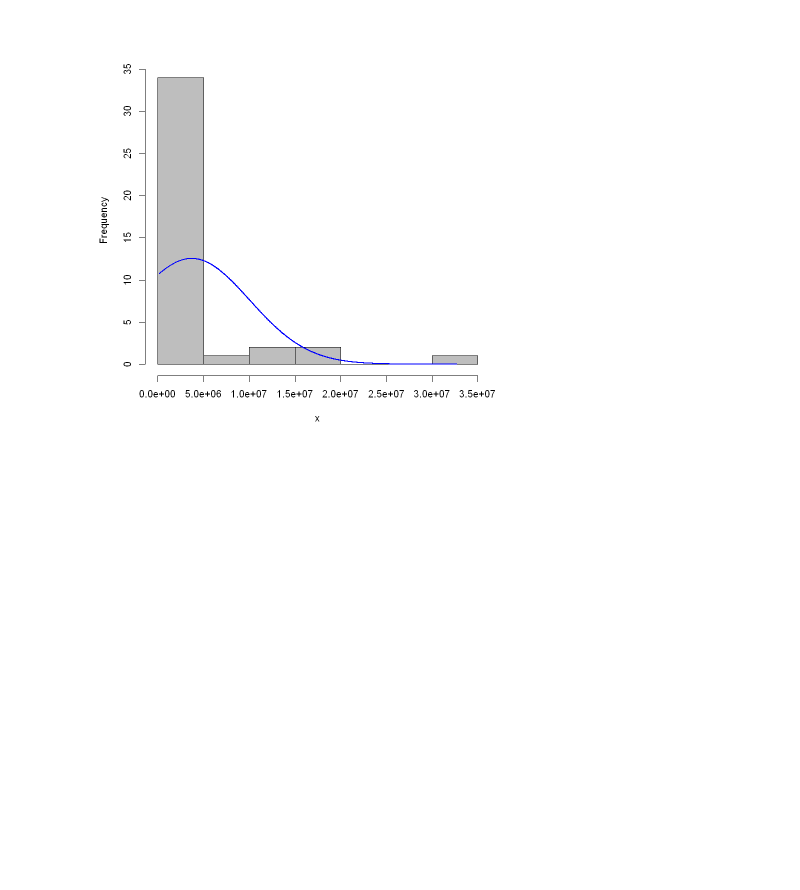
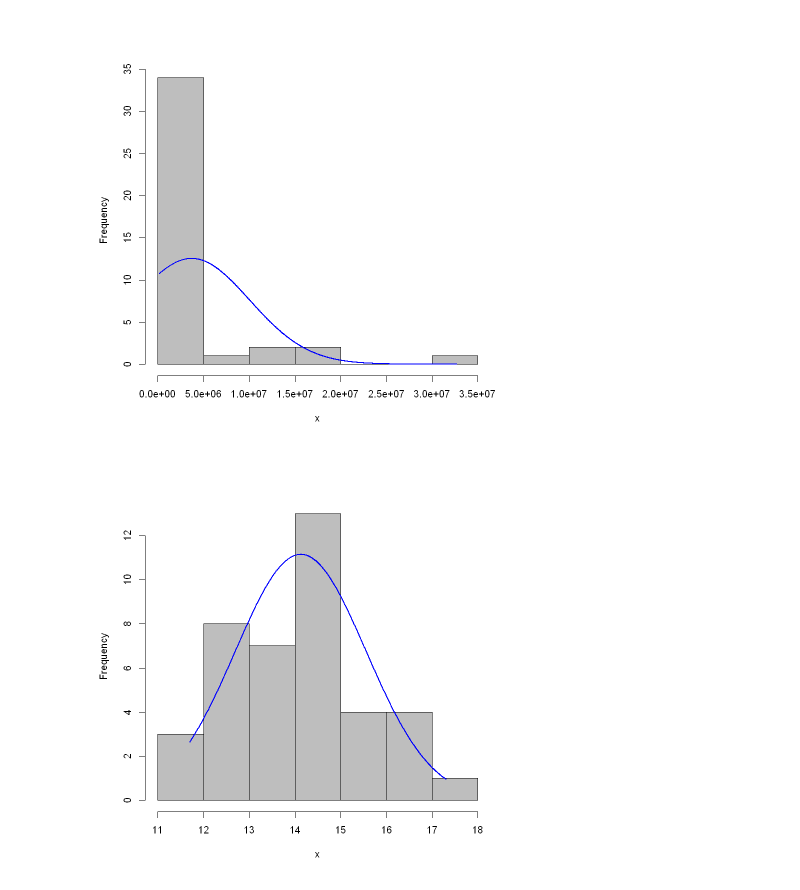
Before and after one commit to nhardemandata/CurriculumPlayground, a Jupyter notebook: notebooks/Intermediate Statistics/DSO105 Intermediate Stats L5 Hands On.ipynb, the cells around one changed output. Drawn from its saved outputs; the diff is of its cells as text; code cells hidden in the pictures; blank space fills up the shorter version.

```diff
--- a/notebooks/Intermediate Statistics/DSO105 Intermediate Stats L5 Hands On.ipynb
+++ b/notebooks/Intermediate Statistics/DSO105 Intermediate Stats L5 Hands On.ipynb
@@ -25,5 +25,5 @@ The following object is masked from 'package:purrr':
     some
 # %%
 ## data
-data = read.csv('../../datasets/honey.csv')
+df = read.csv('../../datasets/honey.csv')
 # %%
@@ -49,5 +62,5 @@ years = length(unique(data$year))
 # %%
-year_vector = unique(data$year)
+year_vector = unique(df$year)
 # %%
 year_vector[1]
 # %% [output]
@@ -83,3 +96,3 @@ year3 = data %>% filter(year == year_vector[3])
 # %%
-year4 = data %>% filter(year == year_vector[4])
+year4 = df %>% filter(year == year_vector[4])
 # %%
@@ -147,6 +160,8 @@ plotNormalHistogram(year4$totalprod)
 # %% [output]
 [figure]
 # %%
-year3$tpLOG = log(year3$totalprod)
-plotNormalHistogram(year3$tpLOG)
+year4$tpLOG = log(year4$totalprod)
+plotNormalHistogram(year4$tpLOG)
 ## more normal
+# %% [output]
+[figure, added]
```
Also changed, not shown: parts of 14 cells of this notebook.
